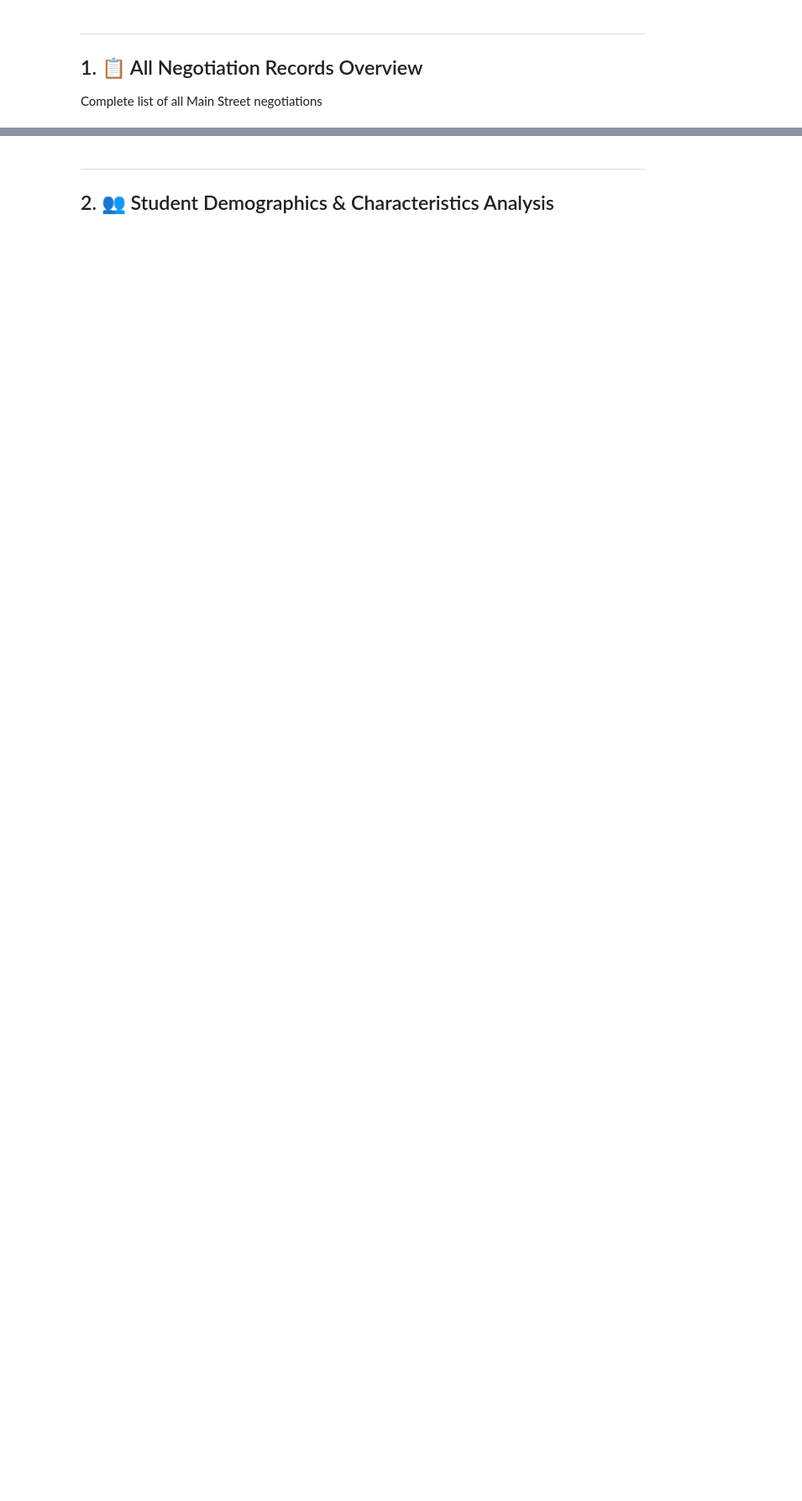
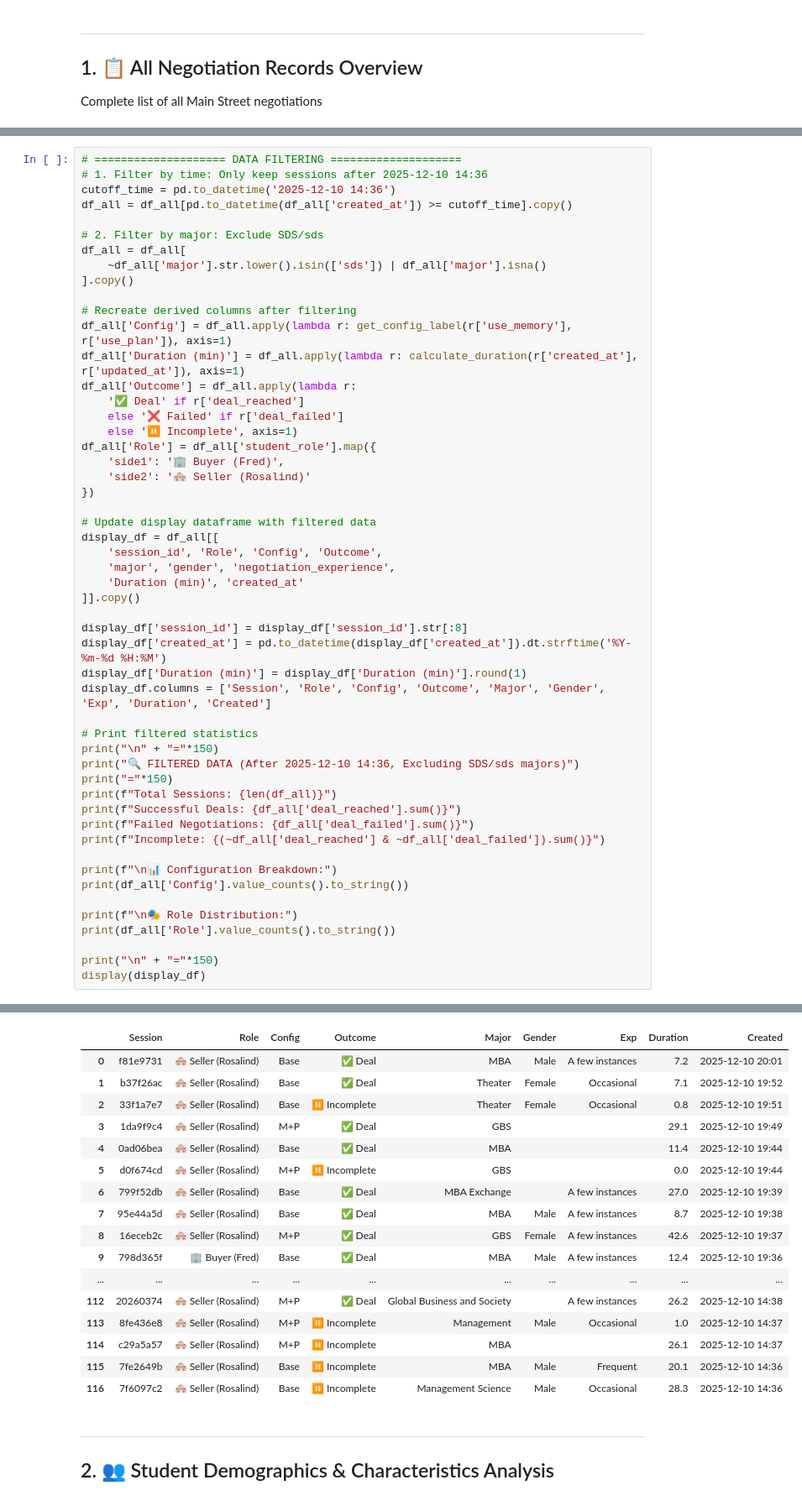
Before and after one commit to Sasha-Cui/negotiation-backend, a Jupyter notebook: main_street_analysis.ipynb, the cells around one changed output, grey strips where cells are left out. Shown: that part at 84% size. Drawn from its saved outputs; the diff is of its cells as text; blank space fills up the shorter version.

```diff
--- a/main_street_analysis.ipynb
+++ b/main_street_analysis.ipynb
@@ -137,0 +198,53 @@ display(display_df)
+# %%
+# ==================== DATA FILTERING ====================
+# 1. Filter by time: Only keep sessions after 2025-12-10 14:36
+cutoff_time = pd.to_datetime('2025-12-10 14:36')
+df_all = df_all[pd.to_datetime(df_all['created_at']) >= cutoff_time].copy()
+
+# 2. Filter by major: Exclude SDS/sds
+df_all = df_all[
+    ~df_all['major'].str.lower().isin(['sds']) | df_all['major'].isna()
+].copy()
+
+# Recreate derived columns after filtering
+df_all['Config'] = df_all.apply(lambda r: get_config_label(r['use_memory'], r['use_plan']), axis=1)
+df_all['Duration (min)'] = df_all.apply(lambda r: calculate_duration(r['created_at'], r['updated_at']), axis=1)
+df_all['Outcome'] = df_all.apply(lambda r:
+    '✅ Deal' if r['deal_reached']
+    else '❌ Failed' if r['deal_failed']
+    else '⏸️ Incomplete', axis=1)
+df_all['Role'] = df_all['student_role'].map({
+    'side1': '🏢 Buyer (Fred)',
+    'side2': '🏘️ Seller (Rosalind)'
+})
+
+# Update display dataframe with filtered data
+display_df = df_all[[
+    'session_id', 'Role', 'Config', 'Outcome',
+    'major', 'gender', 'negotiation_experience',
+    'Duration (min)', 'created_at'
+]].copy()
+
+display_df['session_id'] = display_df['session_id'].str[:8]
+display_df['created_at'] = pd.to_datetime(display_df['created_at']).dt.strftime('%Y-%m-%d %H:%M')
+display_df['Duration (min)'] = display_df['Duration (min)'].round(1)
+display_df.columns = ['Session', 'Role', 'Config', 'Outcome', 'Major', 'Gender', 'Exp', 'Duration', 'Created']
+
+# Print filtered statistics
+print("\n" + "="*150)
+print("🔍 FILTERED DATA (After 2025-12-10 14:36, Excluding SDS/sds majors)")
+print("="*150)
+print(f"Total Sessions: {len(df_all)}")
+print(f"Successful Deals: {df_all['deal_reached'].sum()}")
+print(f"Failed Negotiations: {df_all['deal_failed'].sum()}")
+print(f"Incomplete: {(~df_all['deal_reached'] & ~df_all['deal_failed']).sum()}")
+
+print(f"\n📊 Configuration Breakdown:")
+print(df_all['Config'].value_counts().to_string())
+
+print(f"\n🎭 Role Distribution:")
+print(df_all['Role'].value_counts().to_string())
+
+print("\n" + "="*150)
+display(display_df)
+# %% [output]
@@ -138,3 +270,20 @@ display(display_df)
+|  | Session | Role | Config | Outcome | Major | Gender | Exp | Duration | Created |
+| 0 | f81e9731 | 🏘️ Seller (Rosalind) | Base | ✅ Deal | MBA | Male | A few instances | 7.2 | 2025-12-10 20:01 |
+| 1 | b37f26ac | 🏘️ Seller (Rosalind) | Base | ✅ Deal | Theater | Female | Occasional | 7.1 | 2025-12-10 19:52 |
+| 2 | 33f1a7e7 | 🏘️ Seller (Rosalind) | Base | ⏸️ Incomplete | Theater | Female | Occasional | 0.8 | 2025-12-10 19:51 |
+| 3 | 1da9f9c4 | 🏘️ Seller (Rosalind) | M+P | ✅ Deal | GBS |  |  | 29.1 | 2025-12-10 19:49 |
+| 4 | 0ad06bea | 🏘️ Seller (Rosalind) | Base | ✅ Deal | MBA |  |  | 11.4 | 2025-12-10 19:44 |
+| 5 | d0f674cd | 🏘️ Seller (Rosalind) | M+P | ⏸️ Incomplete | GBS |  |  | 0.0 | 2025-12-10 19:44 |
+| 6 | 799f52db | 🏘️ Seller (Rosalind) | Base | ✅ Deal | MBA Exchange |  | A few instances | 27.0 | 2025-12-10 19:39 |
+| 7 | 95e44a5d | 🏘️ Seller (Rosalind) | Base | ✅ Deal | MBA | Male | A few instances | 8.7 | 2025-12-10 19:38 |
+| 8 | 16eceb2c | 🏘️ Seller (Rosalind) | M+P | ✅ Deal | GBS | Female | A few instances | 42.6 | 2025-12-10 19:37 |
+| 9 | 798d365f | 🏢 Buyer (Fred) | Base | ✅ Deal | MBA | Male | A few instances | 12.4 | 2025-12-10 19:36 |
+| ... | ... | ... | ... | ... | ... | ... | ... | ... | ... |
+| 112 | 20260374 | 🏘️ Seller (Rosalind) | M+P | ✅ Deal | Global Business and Society |  | A few instances | 26.2 | 2025-12-10 14:38 |
+| 113 | 8fe436e8 | 🏘️ Seller (Rosalind) | M+P | ⏸️ Incomplete | Management | Male | Occasional | 1.0 | 2025-12-10 14:37 |
+| 114 | c29a5a57 | 🏘️ Seller (Rosalind) | M+P | ⏸️ Incomplete | MBA |  |  | 26.1 | 2025-12-10 14:37 |
+| 115 | 7fe2649b | 🏘️ Seller (Rosalind) | Base | ⏸️ Incomplete | MBA | Male | Frequent | 20.1 | 2025-12-10 14:36 |
+| 116 | 7f6097c2 | 🏘️ Seller (Rosalind) | Base | ⏸️ Incomplete | Management Science | Male | Occasional | 28.3 | 2025-12-10 14:36 |
 # %% [markdown]
 ---
 ## 2. 👥 Student Demographics & Characteristics Analysis
```
Also changed, not shown: parts of 18 cells of this notebook, 3 other files.
